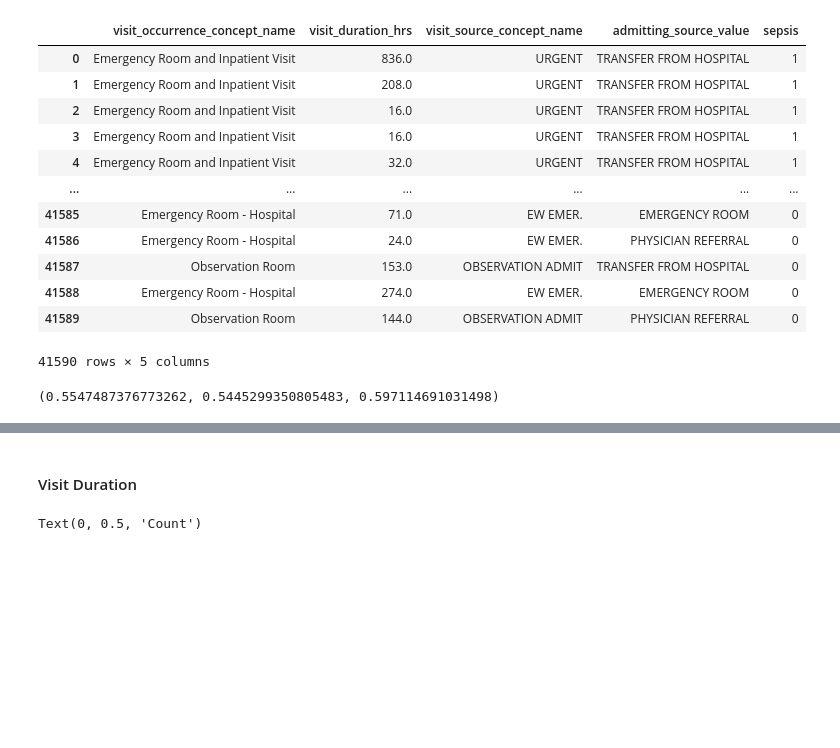
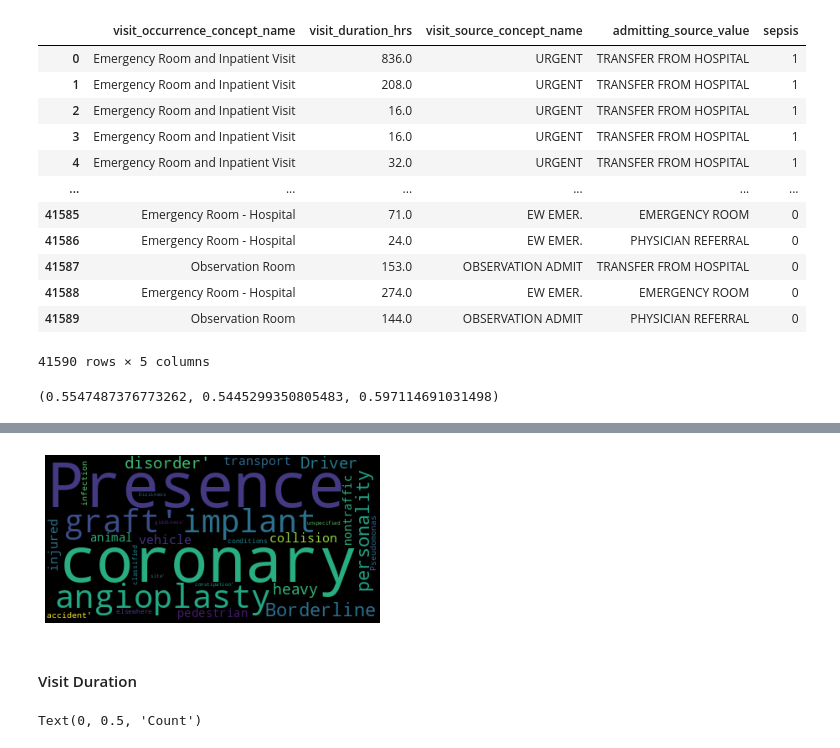
Before and after one commit to ryashpal/ML, a Jupyter notebook: mortality/explore_omop.ipynb, the cells around one changed output, grey strips where cells are left out. Cells and saved outputs as stored; diff of their text form; code cells hidden in the pictures; blank space fills up the shorter version.

Commit message:
word cloud of patients suspected of sepsis but not in the ICD code

```diff
--- a/mortality/explore_omop.ipynb
+++ b/mortality/explore_omop.ipynb
@@ -252,0 +274,18 @@ accuracy_km, accuracy_mbkm, accuracy_gm
+# %%
+suspectedOnlyQuery = """
+    select
+    d_icd.long_title
+    from omop_cdm.person per
+    inner join mimiciv.patients pat
+    on pat.subject_id = per.person_source_value::int
+    inner join mimiciv.diagnoses_icd icd
+    on icd.subject_id = pat.subject_id
+    inner join mimiciv.d_icd_diagnoses d_icd
+    on d_icd.icd_code = icd.icd_code
+    where person_id in (
+    """ + suspectedOnlyPersonIds + """
+    )
+    ;
+"""
+suspectedOnlyDiagnosesDf = pd.read_sql_query(suspectedOnlyQuery, con)
+suspectedOnlyDiagnosesDf
@@ -253,3 +306,15 @@ accuracy_km, accuracy_mbkm, accuracy_gm
+# %%
+from wordcloud import WordCloud
+
+text = suspectedOnlyDiagnosesDf['long_title'].values
+
+wordcloud = WordCloud().generate(str(text))
+
+plt.imshow(wordcloud)
+plt.axis("off")
+plt.show()
+# %% [output]
+[figure, added]
 # %% [markdown]
 #### Visit Duration
 # %%
```
Also changed, not shown: parts of 6 cells of this notebook.
